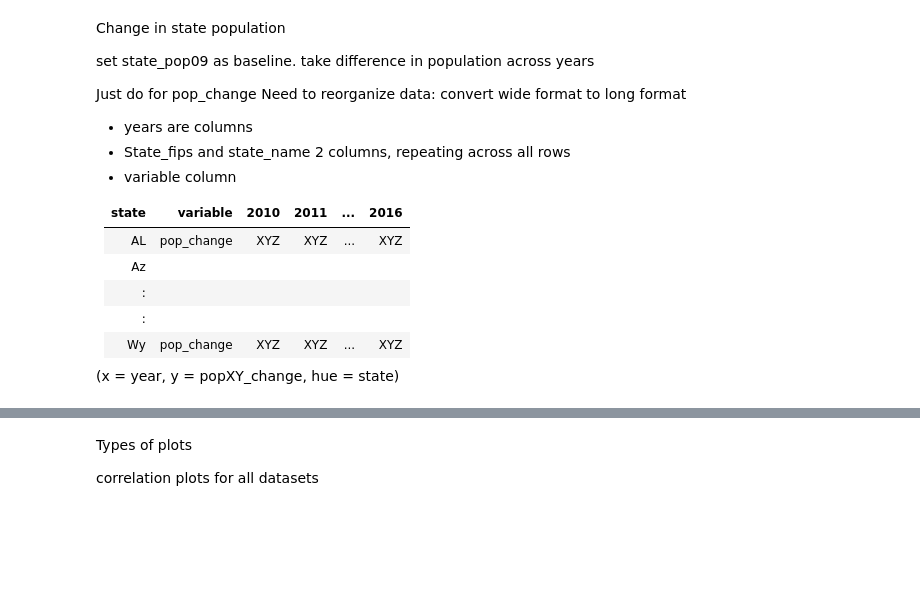
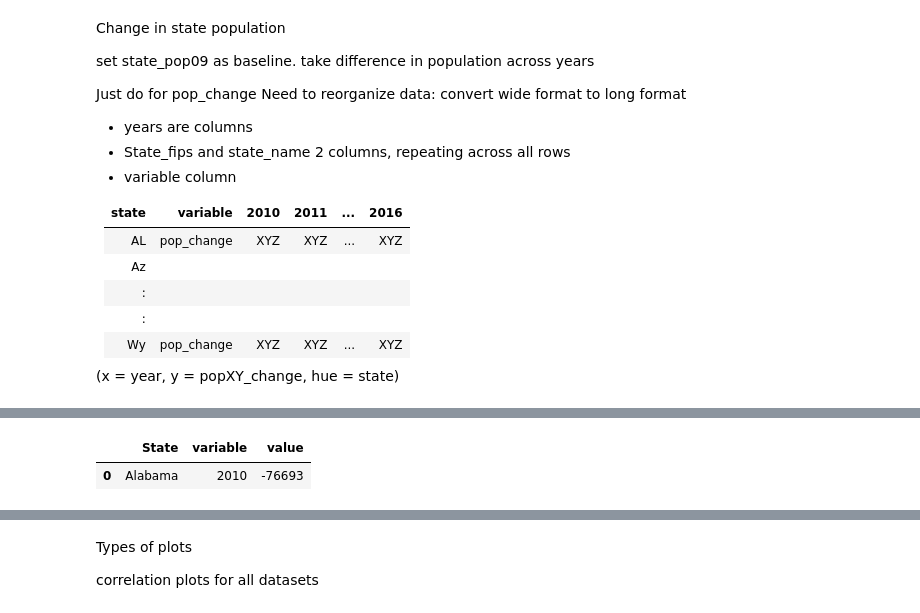
Before and after one commit to chriscross00/projects, a Jupyter notebook: food_security/notebooks/eda.ipynb, the cells around one changed output, grey strips where cells are left out. Cells and saved outputs as stored; diff of their text form; code cells hidden in the pictures; blank space fills up the shorter version.

```diff
--- a/food_security/notebooks/eda.ipynb
+++ b/food_security/notebooks/eda.ipynb
@@ -105,0 +100,18 @@ sns.pointplot(x = 'State',  y = 'pop10_change', data = supp_state)
+# %%
+test = pop_change.rename(index=str, columns={'pop10_change': '2010',
+                                            'pop11_change': '2011',
+                                            'pop12_change': '2012',
+                                            'pop13_change': '2013',
+                                            'pop14_change': '2014',
+                                            'pop15_change': '2015',
+                                            'pop16_change': '2016'})
+
+test = pd.melt(test,
+               id_vars=['State'],
+               value_vars=['2010', '2011', '2012',
+                           '2013', '2014', '2015', '2016'])
+
+test.head(1)
+# %% [output]
+|  | State | variable | value |
+| 0 | Alabama | 2010 | -76693 |
```
Also changed, not shown: parts of 4 cells of this notebook, 1 other file.
